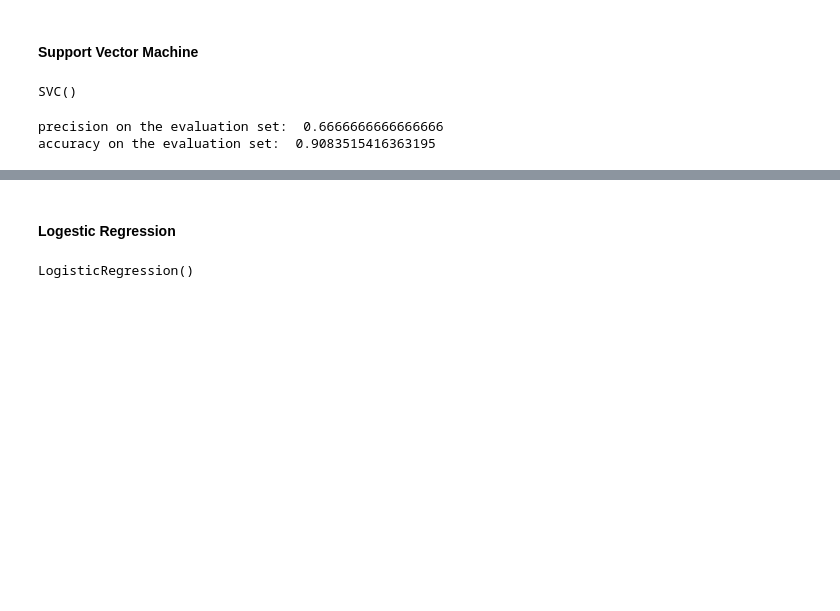
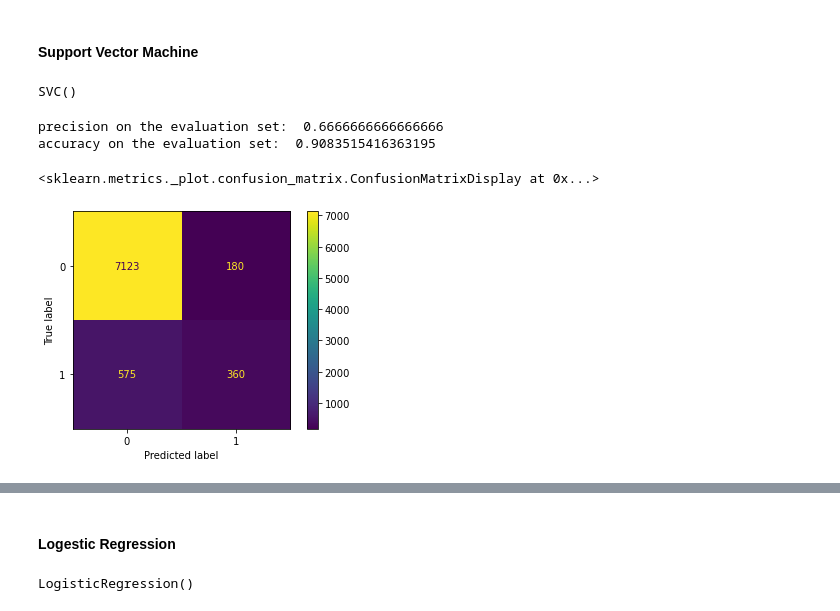
Before and after one commit to kaushik-holla/Bank-Marketing, a Jupyter notebook: Bank Marketing Analysis and Modeling.ipynb, the cells around one changed output, grey strips where cells are left out. Drawn from its saved outputs; the diff is of its cells as text; code cells hidden in the pictures; blank space fills up the shorter version.

Commit message:
Adding evaluation metrics

```diff
--- a/Bank Marketing Analysis and Modeling.ipynb
+++ b/Bank Marketing Analysis and Modeling.ipynb
@@ -590,3 +593,8 @@ print('accuracy on the evaluation set: ', accuracy_score(y_test, y_pred))
 # %% [output]
 precision on the evaluation set:  0.6666666666666666
 accuracy on the evaluation set:  0.9083515416363195
+# %%
+plot_confusion_matrix(model, X_test, y_test)
+# %% [output]
+<sklearn.metrics._plot.confusion_matrix.ConfusionMatrixDisplay at 0x...>
+[figure, added]
```
Also changed, not shown: parts of 8 cells of this notebook.
